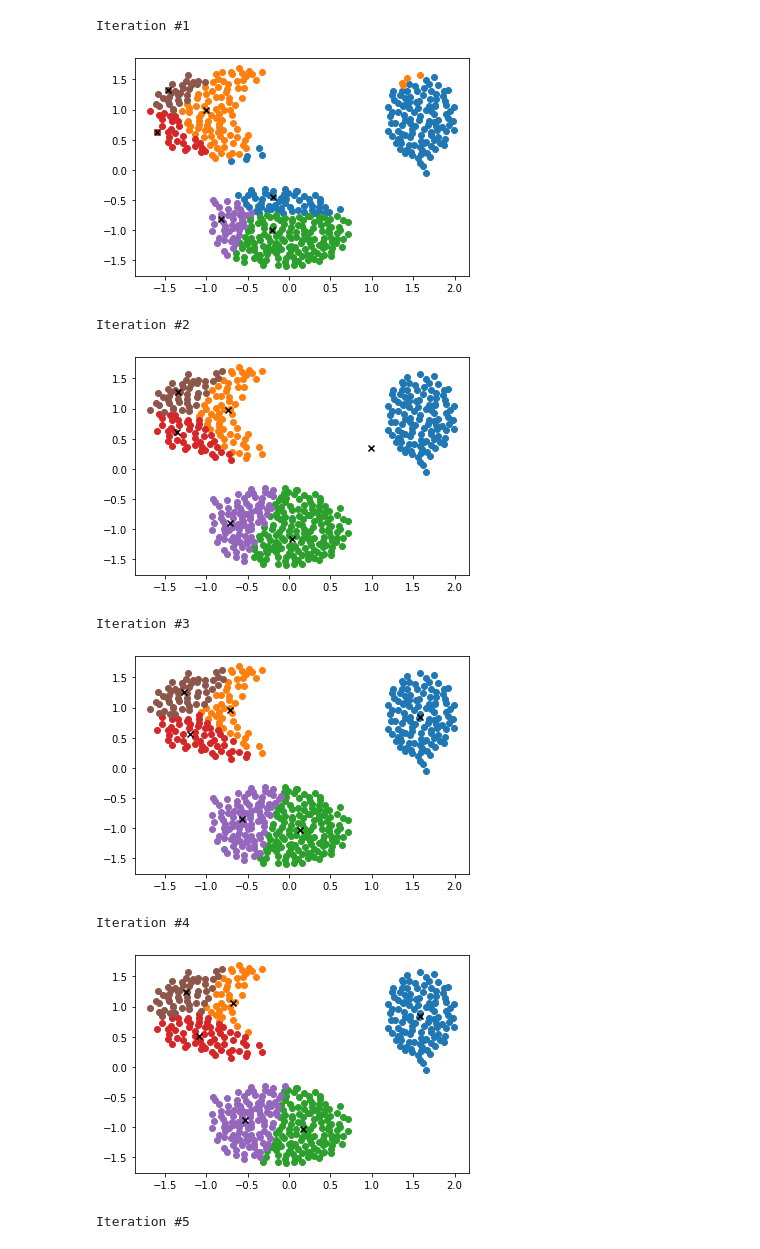
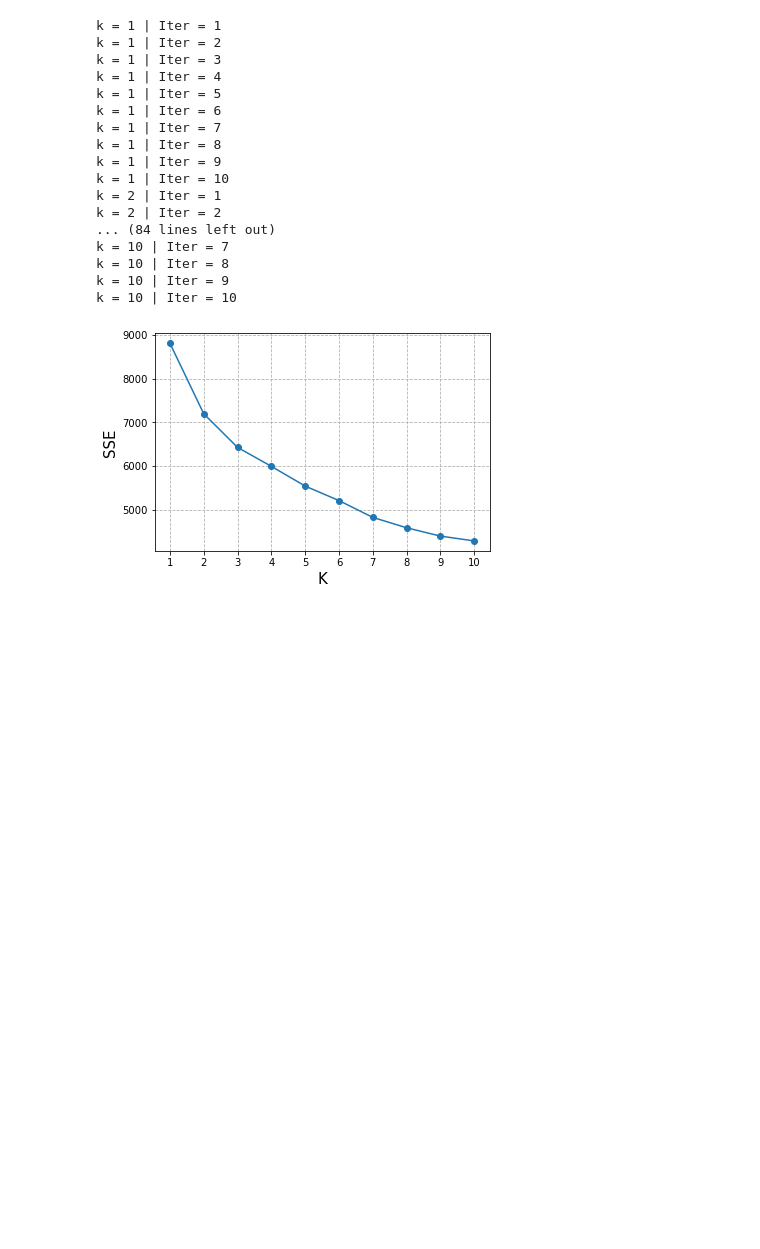
Before and after one commit to fcpereira97/MO444, a Jupyter notebook: Projeto 1/Projeto 1 - Notebook.ipynb, the cells around one changed output. Cells and saved outputs as stored; diff of their text form; code cells hidden in the pictures; blank space fills up the shorter version.

Commit message:
Correção de datasets, adição de dataset, adição de função que plot gráfico elbow, correção do kmeans para clusters vazios

```diff
--- a/Projeto 1/Projeto 1 - Notebook.ipynb
+++ b/Projeto 1/Projeto 1 - Notebook.ipynb
@@ -90,4 +90,34 @@ def get_distance(sample1, sample2, dimensions):
     for i in range(dimensions):
         sum = sum + (sample1.features[i] - sample2.features[i])**2
     return math.sqrt(sum)
+# %%
+#Function that plots the elbow graph
+
+def plot_elbow_graph(dataset, n_dimensions, min_k, max_k, n_repetitions):
+
+    elbow_points = []
+    for i in range (min_k, max_k + 1):
+        average = 0
+        for j in range(1, n_repetitions+1):
+            print("k = " + str(i) + " | Iter = " + str(j))
+            centroids, sse = kmeans(dataset, i, n_dimensions) #Run the k-means algorithm, obtaining the centroids objects
+            average += sse
+        average = float(average)/n_repetitions
+        elbow_points.append([i,average])
+        #print("K = " + str(i))
+        #plot_2D_clusters(centroids)
+
+
+    x = []
+    y = []
+    for point in elbow_points:
+        x.append(point[0])
+        y.append(point[1])
+
+    plt.xlabel("K", fontsize=15)
+    plt.ylabel("SSE", fontsize=15)
+    plt.xticks(list(range(min_k,max_k + 1)))
+    plt.grid(linestyle='--')
+    plt.plot(x,y,'o-')
+plt.show()
 # %%
@@ -179,17 +215,33 @@ def kmeans(dataset, n_clusters, dimensions):
 # %%
-random.seed(666) #Initializy random library with a seed
-dataset = get_dataset("cluster.dat") #Build the dataset
+#Testing K-means with 2-dimensional dataset
+
+random.seed(9559184) #Initializy random library with a seed
+dataset = get_dataset("trip_advisor.dat") #Build the dataset
+n_dimensions = 10
+#dataset = get_dataset("SouthGermanCredit.asc") #Build the dataset
+#n_dimensions = 21
+
 random.shuffle(dataset) #Randomize the dataset array
 training_set, test_set = divide_dataset(dataset, 0.9, 0.1) #Partition the dataset
-z_score_normalization(training_set, 2) #Apply the z-score normalization
-centroids = kmeans(training_set, 6, 2) #Run the k-means algorithm, obtaining the centroids objects
+z_score_normalization(training_set, n_dimensions) #Apply the z-score normalization
+
+plot_elbow_graph(training_set, n_dimensions,1,10,10)
 # %% [output]
-Iteration #1
+k = 1 | Iter = 1
+k = 1 | Iter = 2
+k = 1 | Iter = 3
+k = 1 | Iter = 4
+k = 1 | Iter = 5
+k = 1 | Iter = 6
+k = 1 | Iter = 7
+k = 1 | Iter = 8
+k = 1 | Iter = 9
+k = 1 | Iter = 10
+k = 2 | Iter = 1
+k = 2 | Iter = 2
+... (84 lines left out)
+k = 10 | Iter = 7
+k = 10 | Iter = 8
+k = 10 | Iter = 9
+k = 10 | Iter = 10
-[figure, old version]
+[figure, new version]
-Iteration #2
-[figure, removed]
-Iteration #3
-[figure, removed]
-Iteration #4
-[figure, removed]
-Iteration #5
```
Also changed, not shown: parts of 8 cells of this notebook, 3 other files.
